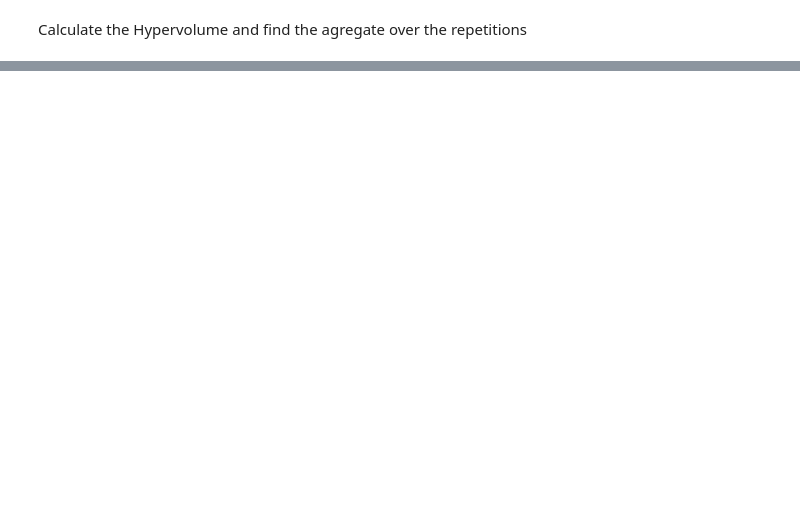
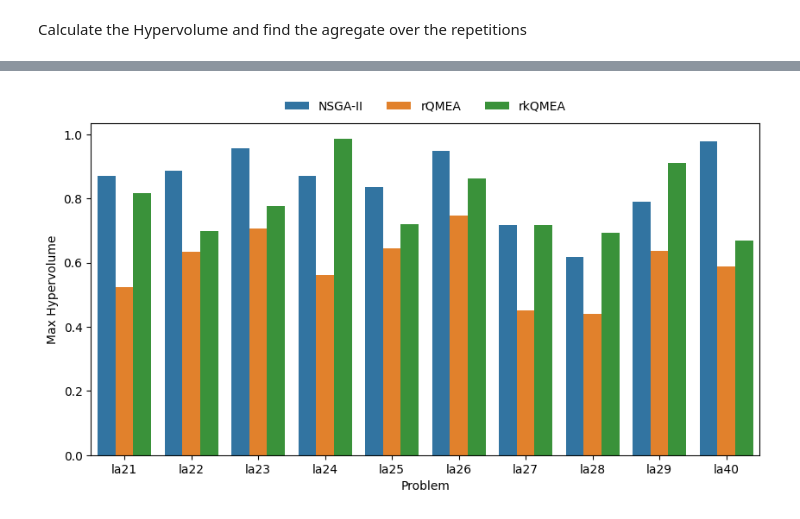
Before and after one commit to B-Moritz/QGA_JSSP, a Jupyter notebook: lab/analyse_pareto_fronts.ipynb, the cells around one changed output, grey strips where cells are left out. Saved outputs shown, nothing was run; the diff lists cells and outputs as text; code cells hidden in the pictures; blank space fills up the shorter version.

```diff
--- a/lab/analyse_pareto_fronts.ipynb
+++ b/lab/analyse_pareto_fronts.ipynb
@@ -373,0 +495,10 @@ hypervolume_res_norm = hypervolume_res_norm.groupby(["Problem", "Method"]).agg([
+# %%
+fig, ax = plt.subplots(figsize=(10, 5))
+#ax.set_title("Max Hypervolume for benchmarks la21-la29 and la40")
+sns.barplot(data=hypervolume_res_norm.reset_index()[hypervolume_res_norm.reset_index()["Problem"].isin(["la21", "la22", "la23", "la24", "la25", "la26", "la27", "la28", "la29","la40"])], x="Problem", y="Max Hypervolume", hue="Candidate", ax=ax)
+sns.move_legend(
+    ax, "lower center",
+    bbox_to_anchor=(.5, 1), ncol=4, title=None, frameon=False,
+)
+# %% [output]
+[figure, added]
```
Also changed, not shown: parts of 20 cells of this notebook, 11 other files.
